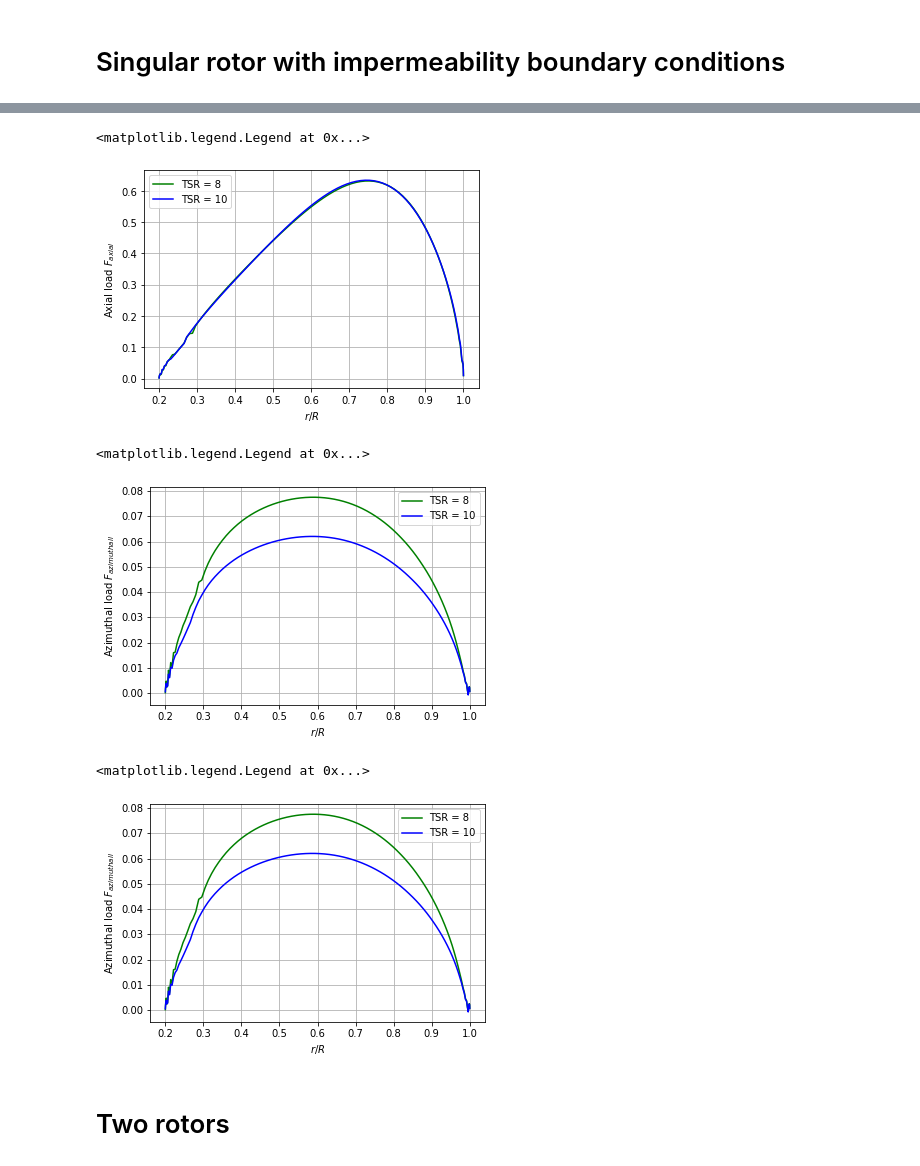
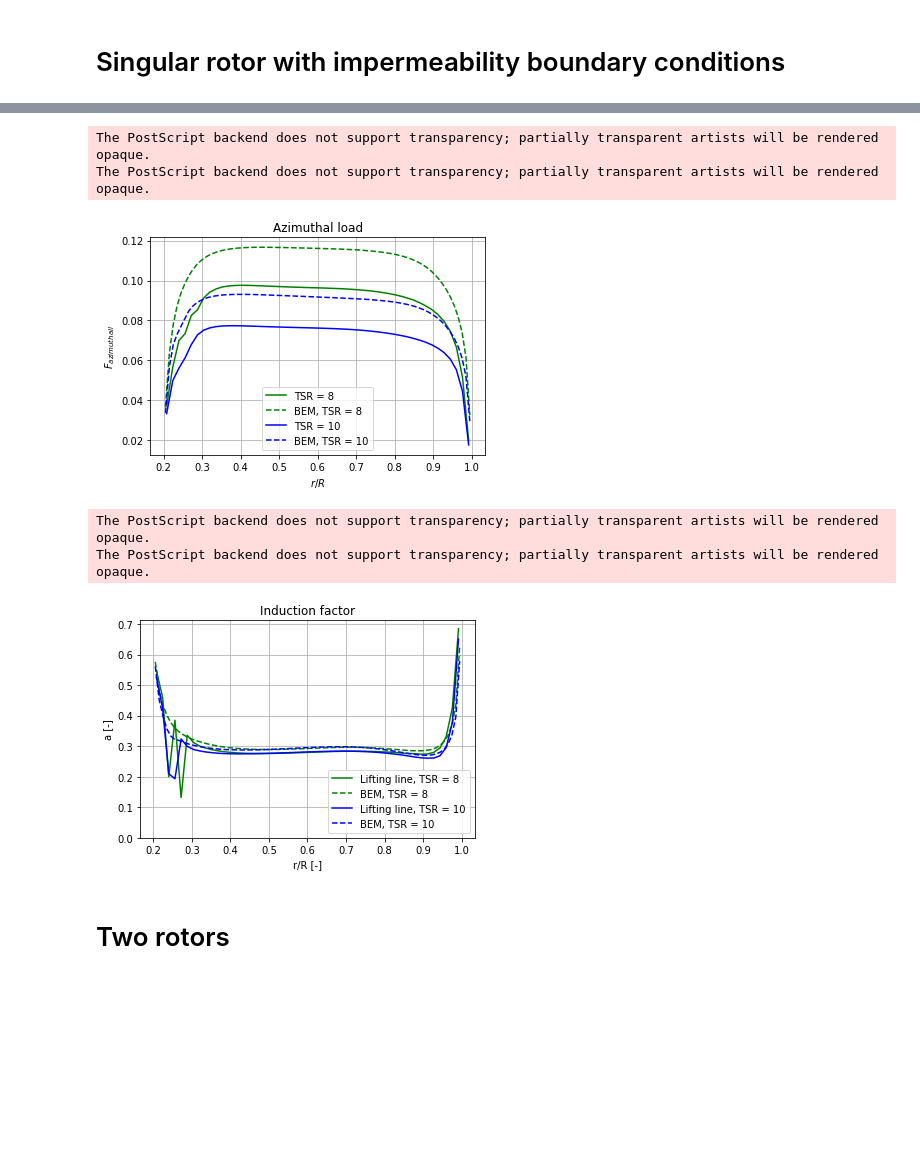
Before and after one commit to olafnekeman/rotor_wake_aerodynamics, a Jupyter notebook: Assignment2/turbine_case.ipynb, the cells around one changed output, grey strips where cells are left out. Cells and saved outputs as stored; diff of their text form; code cells hidden in the pictures; blank space fills up the shorter version.

```diff
--- a/Assignment2/turbine_case.ipynb
+++ b/Assignment2/turbine_case.ipynb
@@ -197,54 +385,45 @@ plt.legend()
 # %%
-# Plotting the radial distribution of axial load
+# Plotting the radial distribution of azimuthal load
 
 rho = 1.225
 
 plt.figure()
-#plt.plot(L_6.blades[0].R_cent/R,L_6.blades[0].F_T/(0.5*rho*U_0**2*R), 'r', label ='TSR = 6')
-plt.plot(L_8.blades[0].R_cent/R,L_8.blades[0].F_T/(0.5*rho*U_0**2*R), 'g', label ='TSR = 8')
-plt.plot(L.blades[0].R_cent/R,L.blades[0].F_T/(0.5*rho*U_0**2*R), 'b', label ='TSR = 10')
+plt.title('Azimuthal load')
+#plt.plot(L_6.blades[0].R_cent/R,L_6.blades[0].F_az/(0.5*rho*U_0**2*R), 'r', label ='TSR = 6')
+plt.plot(L_8.blades[0].R_cent/R,L_8.blades[0].F_az/(0.5*rho*U_0**2*R), 'g', label ='TSR = 8')
+plt.plot(results8[:,2],results8[:,4]/(0.5*rho*U_0**2*R), '--g',label='BEM, TSR = 8')
+plt.plot(L.blades[0].R_cent/R,L.blades[0].F_az/(0.5*rho*U_0**2*R), 'b', label ='TSR = 10')
+plt.plot(results10[:,2],results10[:,4]/(0.5*rho*U_0**2*R), '--b',label='BEM, TSR = 10')
 plt.grid(True)
 plt.xlabel('$r/R$')
-plt.ylabel(r'Axial load $F_{axial}$')
-plt.savefig('Figures_Turbine/AxiallLoad.eps')
+plt.ylabel(r'$F_{azimuthall}$')
 plt.legend()
+plt.savefig('Figures_Turbine/Accurate/AzimuthalLoad_comp.eps')
 # %% [output]
-<matplotlib.legend.Legend at 0x...>
+The PostScript backend does not support transparency; partially transparent artists will be rendered opaque.
+The PostScript backend does not support transparency; partially transparent artists will be rendered opaque.
-[figure, old version]
+[figure, new version]
 # %%
-# Plotting the radial distribution of azimuthal load
+# Plotting the radial distribution of the thrust coefficient
 
 rho = 1.225
 
-plt.figure()
-#plt.plot(L_6.blades[0].R_cent/R,L_6.blades[0].F_az/(0.5*rho*U_0**2*R), 'r', label ='TSR = 6')
-plt.plot(L_8.blades[0].R_cent/R,L_8.blades[0].F_az/(0.5*rho*U_0**2*R), 'g', label ='TSR = 8')
-plt.plot(L.blades[0].R_cent/R,L.blades[0].F_az/(0.5*rho*U_0**2*R), 'b', label ='TSR = 10')
+fig1 = plt.figure()
+plt.title('Induction factor')
+plt.plot(L_8.blades[0].R_cent/L_8.blades[0].R, -L_8.blades[0].cp_induction_u/U_0, 'g',label='Lifting line, TSR = 8')
+plt.plot(results8[:,2],results8[:,0],'--g', label='BEM, TSR = 8')
+plt.plot(L.blades[0].R_cent/L.blades[0].R, -L.blades[0].cp_induction_u/U_0, 'b',label='Lifting line, TSR = 10')
+plt.plot(results10[:,2],results10[:,0],'--b', label='BEM, TSR = 10')
 plt.grid(True)
-plt.xlabel('$r/R$')
-plt.ylabel(r'Azimuthal load $F_{azimuthall}$')
-plt.savefig('Figures_Turbine/AzimuthalLoad.eps')
+plt.xlabel('r/R [-]')
+plt.ylabel('a [-]')
+plt.ylim(bottom = 0)
 plt.legend()
+fig1.savefig('Figures_turbine/Accurate/induction_comp.eps')
 # %% [output]
-<matplotlib.legend.Legend at 0x...>
+The PostScript backend does not support transparency; partially transparent artists will be rendered opaque.
+The PostScript backend does not support transparency; partially transparent artists will be rendered opaque.
-[figure, old version]
+[figure, new version]
-# %%
-# Plotting the radial distribution of the thrust coefficient
-
-rho = 1.225
-
-plt.figure()
-#plt.plot(L_6.blades[0].R_cent/R,L_6.blades[0].F_az/(0.5*rho*U_0**2*R), 'r', label ='TSR = 6')
-plt.plot(L_8.blades[0].R_cent/R,L_8.blades[0].F_az/(0.5*rho*U_0**2*R), 'g', label ='TSR = 8')
-plt.plot(L.blades[0].R_cent/R,L.blades[0].F_az/(0.5*rho*U_0**2*R), 'b', label ='TSR = 10')
-plt.grid(True)
-plt.xlabel('$r/R$')
-plt.ylabel(r'Azimuthal load $F_{azimuthall}$')
-plt.savefig('Figures_Turbine/ThrustCoefficient.eps')
-plt.legend()
-# %% [output]
-<matplotlib.legend.Legend at 0x...>
-[figure, removed]
 # %% [markdown]
 # Two rotors
 # %%
```
Also changed, not shown: parts of 29 cells of this notebook, 51 other files.
